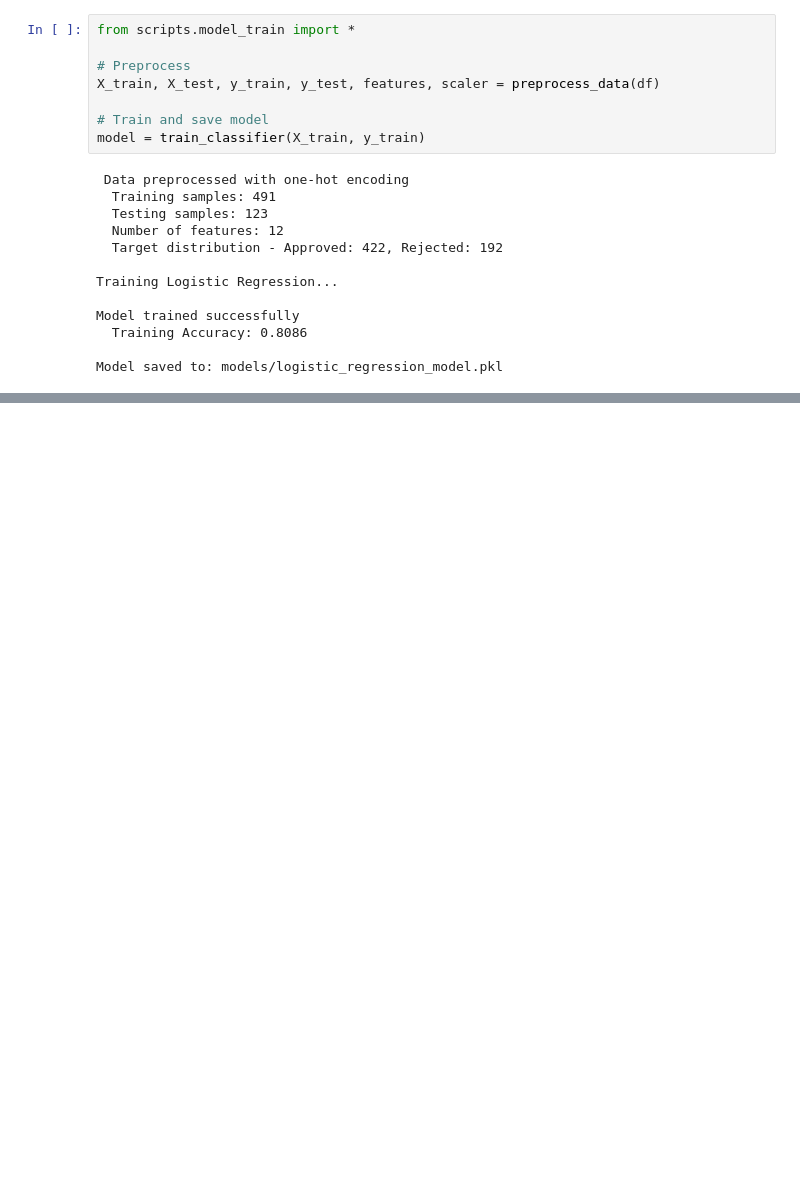
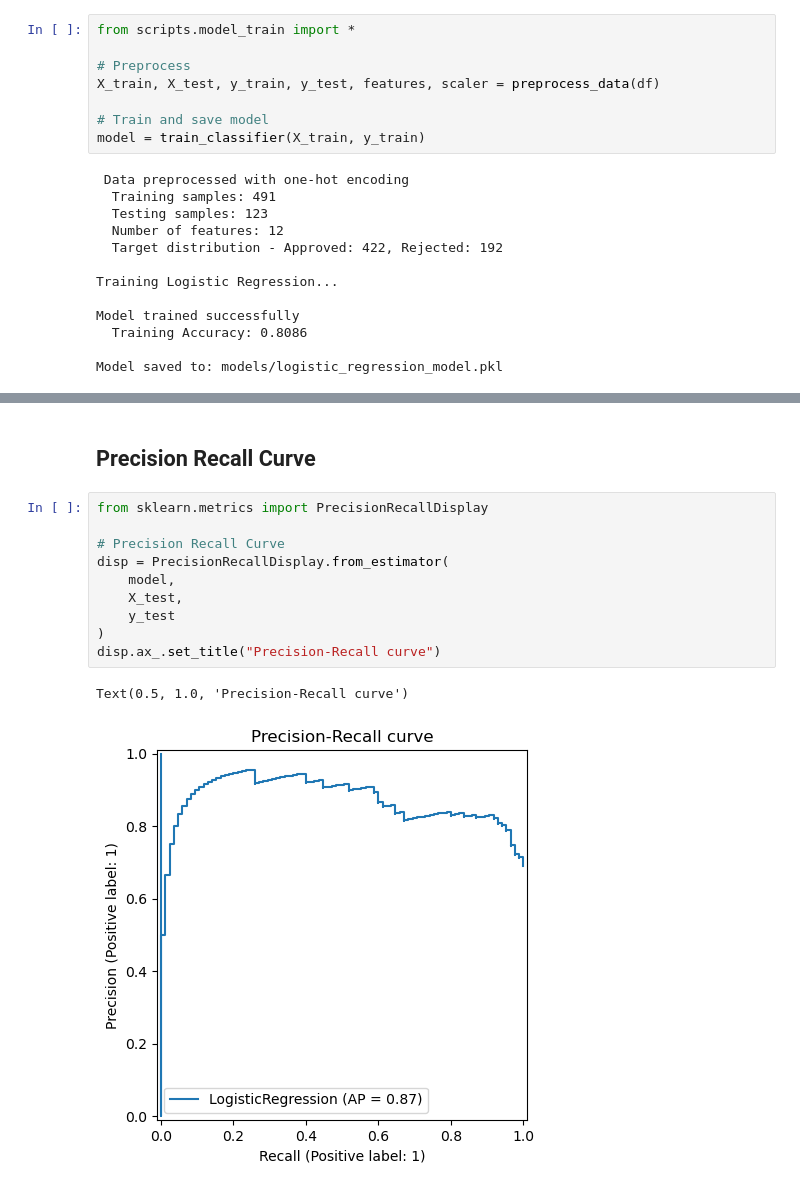
Before and after one commit to tanav2202/loan-eligibility, a Jupyter notebook: analysis.ipynb, the cells around one changed output, grey strips where cells are left out. Drawn from its saved outputs; the diff is of its cells as text; blank space fills up the shorter version.

```diff
--- a/analysis.ipynb
+++ b/analysis.ipynb
@@ -61,0 +118,15 @@ Model saved to: models/logistic_regression_model.pkl
+# %% [markdown]
+## Precision Recall Curve
+# %%
+from sklearn.metrics import PrecisionRecallDisplay
+
+# Precision Recall Curve
+disp = PrecisionRecallDisplay.from_estimator(
+    model,
+    X_test,
+    y_test
+)
+disp.ax_.set_title("Precision-Recall curve")
+# %% [output]
+Text(0.5, 1.0, 'Precision-Recall curve')
+[figure, added]
```
Also changed, not shown: parts of 10 cells of this notebook.
